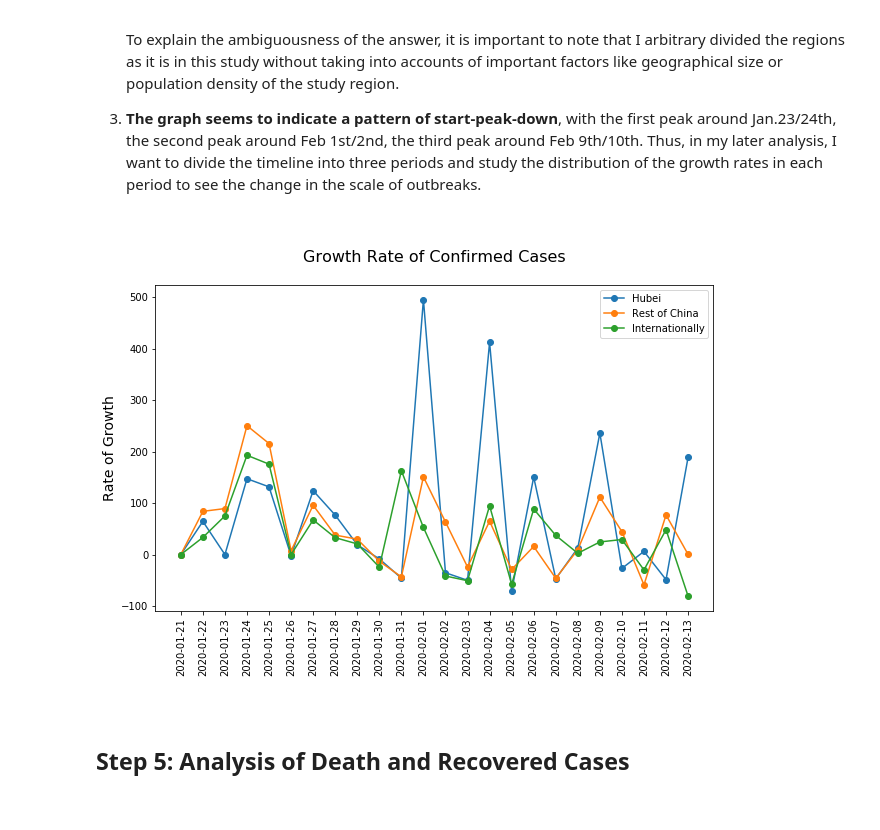
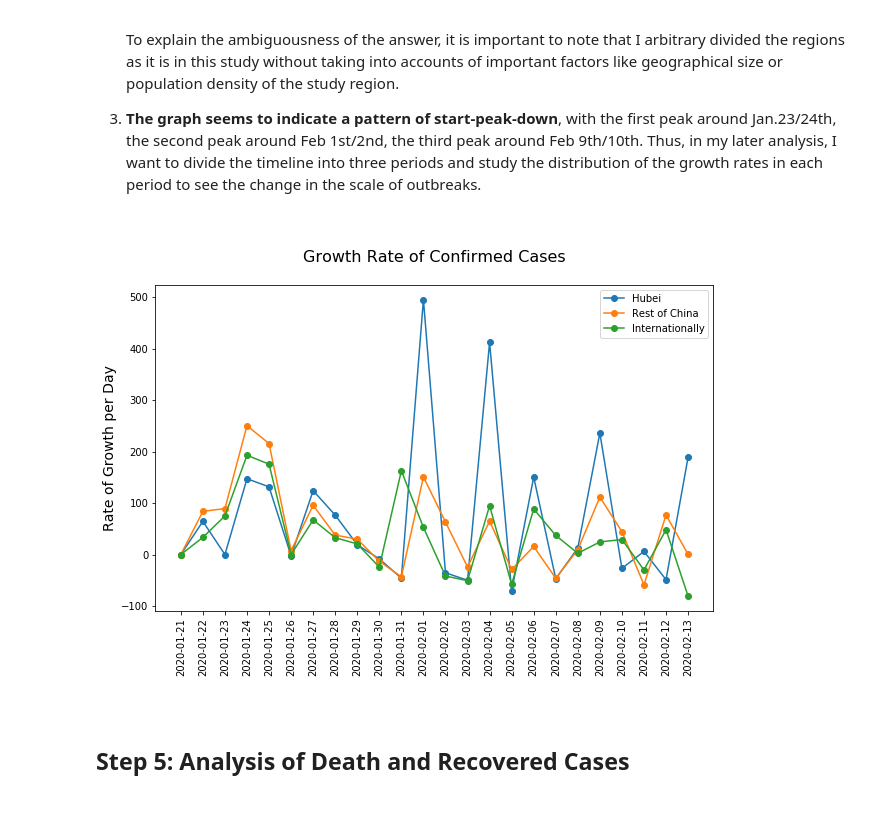
Before and after one commit to wchen928/COVID-19, a Jupyter notebook: COVID_analysis.ipynb, the cells around one changed output. Cells and saved outputs as stored; diff of their text form; code cells hidden in the pictures.

```diff
--- a/COVID_analysis.ipynb
+++ b/COVID_analysis.ipynb
@@ -198,21 +200,21 @@ print(notChina_bydate)
 # %%
 plt.figure(figsize=(10,6))
 ax = plt.subplot()
 
 plt.plot(range(len(Hubei_bydate.just_date)), Hubei_bydate.confirmed_growthrate, label="Hubei", marker="o")
 plt.plot(range(len(Hubei_bydate.just_date)), restChina_bydate.confirmed_growthrate, label="Rest of China", marker="o")
 plt.plot(range(len(Hubei_bydate.just_date)), notChina_bydate.confirmed_growthrate, label="Internationally", marker="o")
 
 ax.set_ticks = Hubei_bydate.just_date
 ax.set_xticks(range(len(Hubei_bydate.just_date)))
 ax.set_xticklabels(Hubei_bydate.just_date, rotation=90)
 
 plt.legend()
 plt.title("\nGrowth Rate of Confirmed Cases\n", fontsize =16)
-plt.ylabel("Rate of Growth", fontsize = 14)
+plt.ylabel("Rate of Growth per Day", fontsize = 14)
 plt.show()
 # %% [output]
-[figure, old version]
+[figure, new version]
 # %% [markdown]
 <br></br>
 ## Step 5: Analysis of Death and Recovered Cases
```
Also changed, not shown: parts of 4 cells of this notebook.
